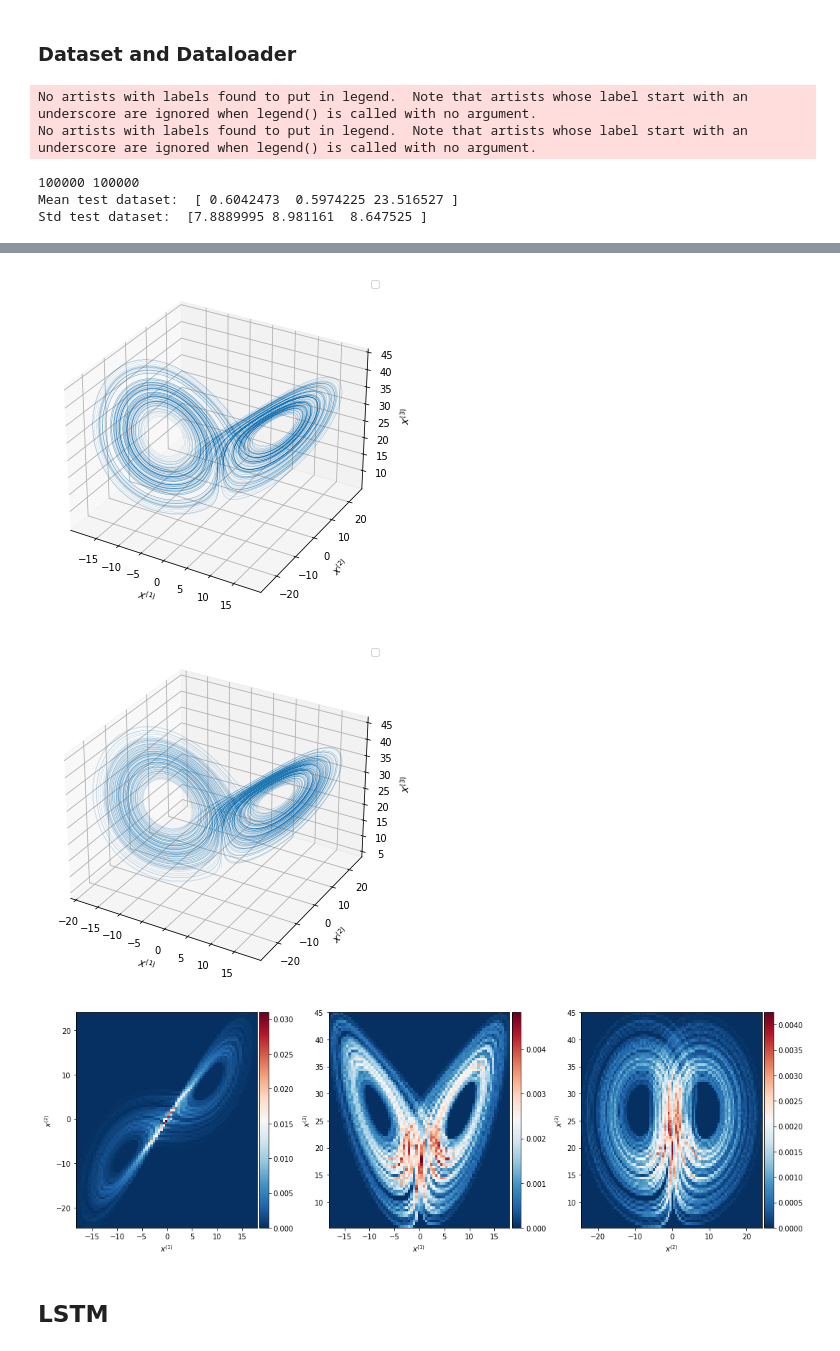
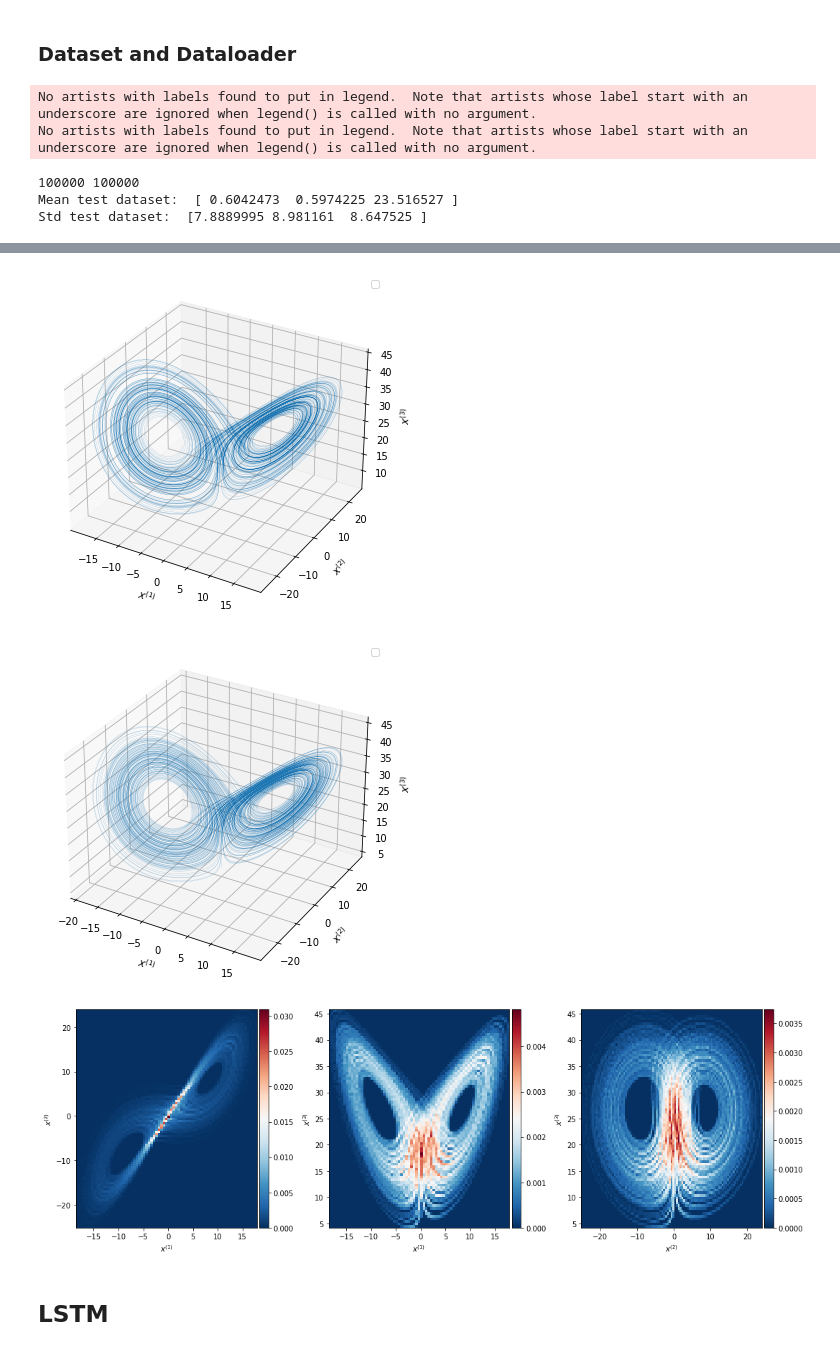
Before and after one commit to lupoalberto98/Physical-Informed-Dynamical-Systems, a Jupyter notebook: src/main.ipynb, the cells around one changed output, grey strips where cells are left out. Drawn from its saved outputs; the diff is of its cells as text; code cells hidden in the pictures.

```diff
--- a/src/main.ipynb
+++ b/src/main.ipynb
@@ -332,7 +332,7 @@ train_steps = int(200/dt) # 200 seconds
 val_steps = int(20/dt) # 20 seconds
 test_steps = int(200/dt) #100 seconds
 kf_steps = int(10/dt) # 10 seconds
-time_pred = 10*dt # inverse of first Lyapunov exponent usually
+time_pred = 1 # inverse of first Lyapunov exponent usually
 seq_len = int(time_pred/dt)+1 #because we get rid of one element during prediction, useful for convolutional nn and ff
 print("Seq_len: ", seq_len)
 feedforward_steps = 1
@@ -436,32 +436,32 @@ name_dyn_data = "images/dynamics_"+true_system.__class__.__name__+".png"
 name_train_attractor = "images/attractor_"+true_system.__class__.__name__+".png"
 name_test_attractor = "images/attractor_test_"+true_system.__class__.__name__+".png"
 train_dynamics = plot_trajectory(train_dataset, time=t_train, n_var=3, labels=["x","y","z"], filename = name_dyn_data, prediction_steps=50000)
 
 # Plot
 color_train = torch.rand_like(train_dataset)
 color_test = torch.rand_like(test_dataset)
 train_attractor = plot_3Dtrajectory(train_dataset, filename=None, color=None)
 test_attractor = plot_3Dtrajectory(test_dataset, filename=None, color=None)
 print(test_dataset.shape[0], t_test.shape[0])
 
 # Statistics test dataset
 mean_test_dataset = np.mean(test_dataset.detach().cpu().numpy(), axis=0)
 std_test_dataset = np.std(test_dataset.detach().cpu().numpy(), axis=0)
 print("Mean test dataset: ", mean_test_dataset)
 print("Std test dataset: ", std_test_dataset)
 
 # projected distribution
 epsilon = 0.5
-points = train_dataset.detach().cpu().numpy()
+points = test_dataset.detach().cpu().numpy()
 proj_filename = "images/proj_distributions_"+true_system.__class__.__name__+"_epsilon"+str(epsilon)+".png"
 train_distr = plot_compute_pdf(points, epsilon=epsilon, filename=None)
 # %% [output]
 No artists with labels found to put in legend.  Note that artists whose label start with an underscore are ignored when legend() is called with no argument.
 No artists with labels found to put in legend.  Note that artists whose label start with an underscore are ignored when legend() is called with no argument.
 100000 100000
 Mean test dataset:  [ 0.6042473  0.5974225 23.516527 ]
 Std test dataset:  [7.8889995 8.981161  8.647525 ]
 [figure]
 [figure]
 [figure]
-[figure, old version]
+[figure, new version]
```
Also changed, not shown: parts of 11 cells of this notebook, 5 other files.
